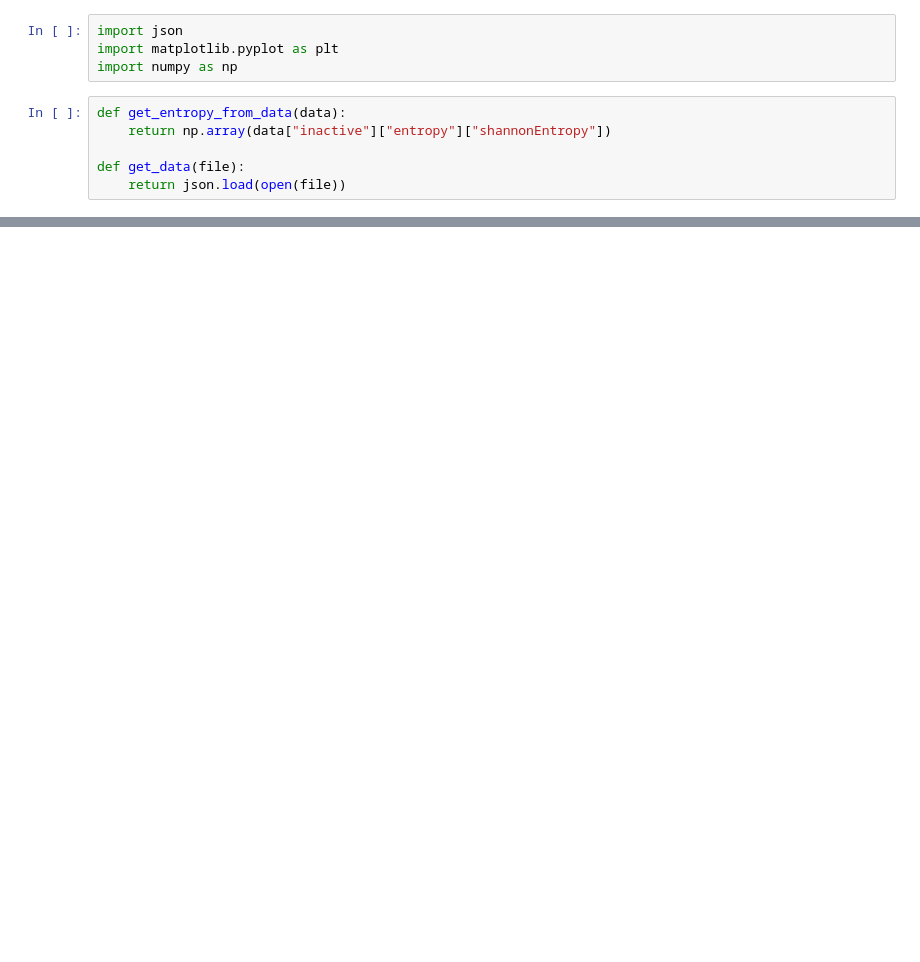
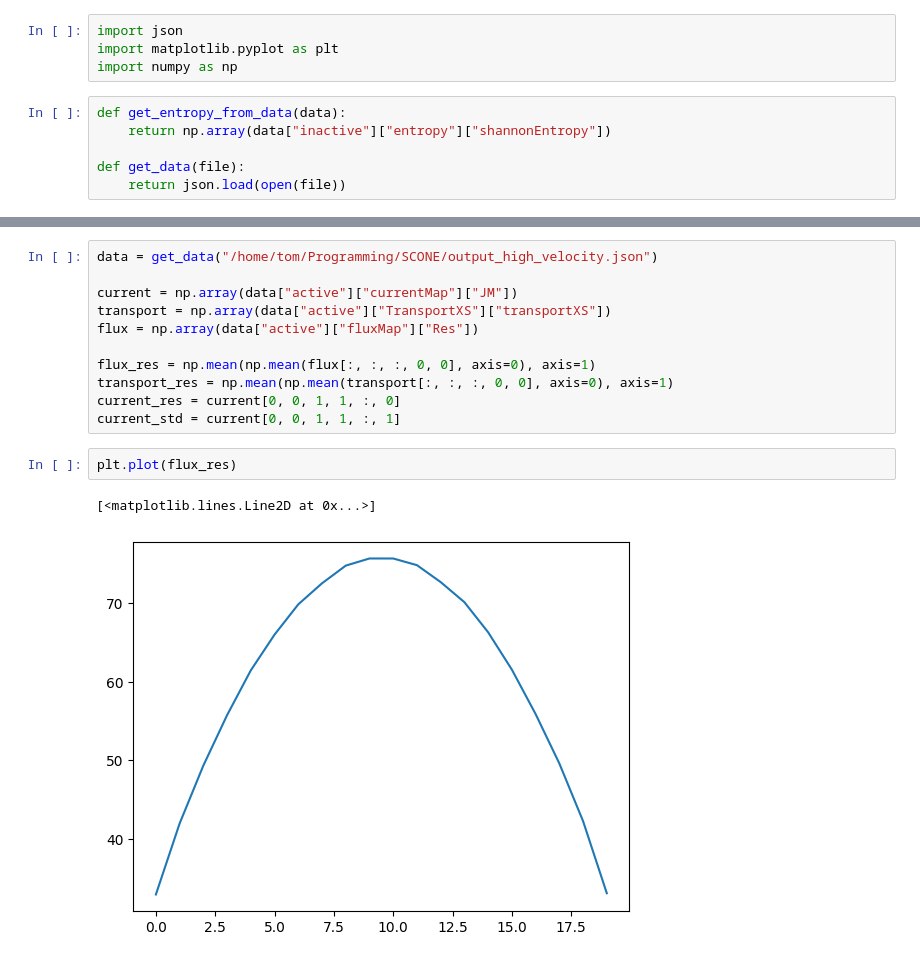
Before and after one commit to DaveDuck321/SCONE, a Jupyter notebook: cmfd_workflow/perfect_cmfd/plotting.ipynb, the cells around one changed output, grey strips where cells are left out. Drawn from its saved outputs; the diff is of its cells as text; blank space fills up the shorter version.

```diff
--- a/cmfd_workflow/perfect_cmfd/plotting.ipynb
+++ b/cmfd_workflow/perfect_cmfd/plotting.ipynb
@@ -75,0 +194,16 @@ IndexError: index 7 is out of bounds for axis 3 with size 7
+# %%
+data = get_data("/home/tom/Programming/SCONE/output_high_velocity.json")
+
+current = np.array(data["active"]["currentMap"]["JM"])
+transport = np.array(data["active"]["TransportXS"]["transportXS"])
+flux = np.array(data["active"]["fluxMap"]["Res"])
+
+flux_res = np.mean(np.mean(flux[:, :, :, 0, 0], axis=0), axis=1)
+transport_res = np.mean(np.mean(transport[:, :, :, 0, 0], axis=0), axis=1)
+current_res = current[0, 0, 1, 1, :, 0]
+current_std = current[0, 0, 1, 1, :, 1]
+# %%
+plt.plot(flux_res)
+# %% [output]
+[<matplotlib.lines.Line2D at 0x...>]
+[figure, added]
```
Also changed, not shown: parts of 16 cells of this notebook, 8 other files.
